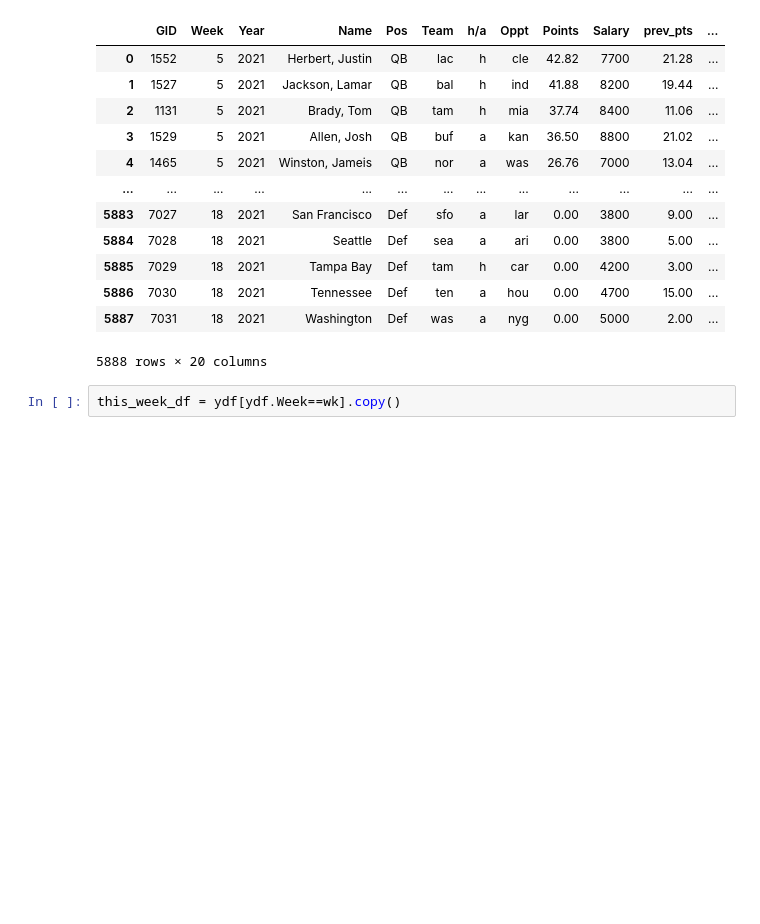
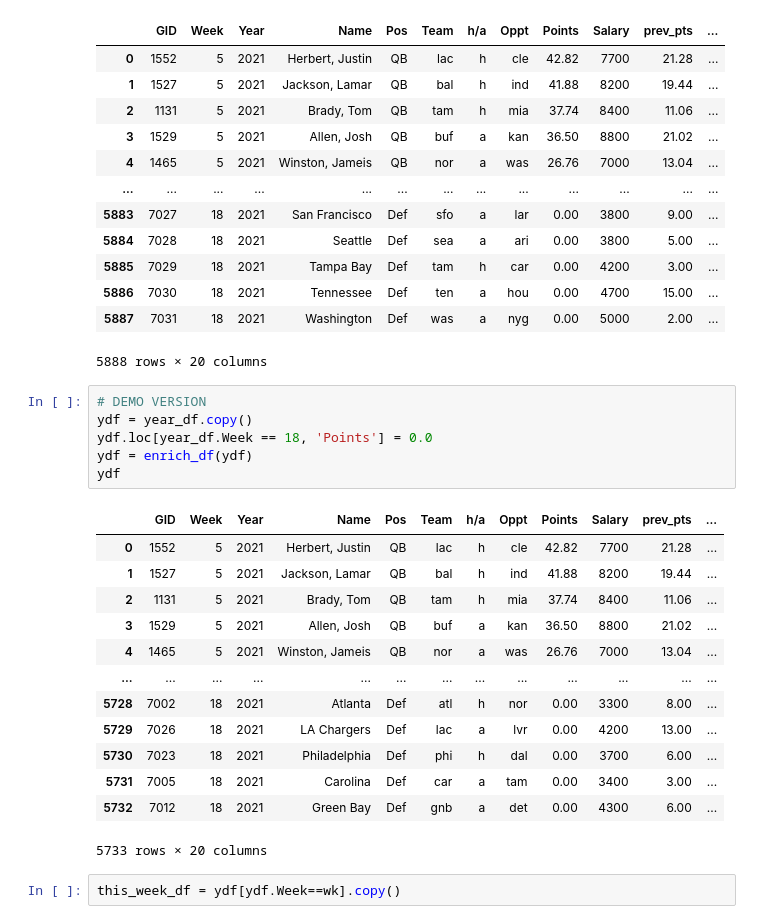
Before and after one commit to ahs8w/model_football, a Jupyter notebook: FF21_Scoring_Projections.ipynb, the cells around one changed output. Cells and saved outputs as stored; diff of their text form; blank space fills up the shorter version.

```diff
--- a/FF21_Scoring_Projections.ipynb
+++ b/FF21_Scoring_Projections.ipynb
@@ -532,6 +579,26 @@ ydf
 | 5886 | 7030 | 18 | 2021 | Tennessee | Def | ten | a | hou | 0.00 | 4700 | 15.00 | ... |
 | 5887 | 7031 | 18 | 2021 | Washington | Def | was | a | nyg | 0.00 | 5000 | 2.00 | ... |
 5888 rows × 20 columns
+# %%
+# DEMO VERSION
+ydf = year_df.copy()
+ydf.loc[year_df.Week == 18, 'Points'] = 0.0
+ydf = enrich_df(ydf)
+ydf
+# %% [output]
+|  | GID | Week | Year | Name | Pos | Team | h/a | Oppt | Points | Salary | prev_pts | ... |
+| 0 | 1552 | 5 | 2021 | Herbert, Justin | QB | lac | h | cle | 42.82 | 7700 | 21.28 | ... |
+| 1 | 1527 | 5 | 2021 | Jackson, Lamar | QB | bal | h | ind | 41.88 | 8200 | 19.44 | ... |
+| 2 | 1131 | 5 | 2021 | Brady, Tom | QB | tam | h | mia | 37.74 | 8400 | 11.06 | ... |
+| 3 | 1529 | 5 | 2021 | Allen, Josh | QB | buf | a | kan | 36.50 | 8800 | 21.02 | ... |
+| 4 | 1465 | 5 | 2021 | Winston, Jameis | QB | nor | a | was | 26.76 | 7000 | 13.04 | ... |
+| ... | ... | ... | ... | ... | ... | ... | ... | ... | ... | ... | ... | ... |
+| 5728 | 7002 | 18 | 2021 | Atlanta | Def | atl | h | nor | 0.00 | 3300 | 8.00 | ... |
+| 5729 | 7026 | 18 | 2021 | LA Chargers | Def | lac | a | lvr | 0.00 | 4200 | 13.00 | ... |
+| 5730 | 7023 | 18 | 2021 | Philadelphia | Def | phi | h | dal | 0.00 | 3700 | 6.00 | ... |
+| 5731 | 7005 | 18 | 2021 | Carolina | Def | car | a | tam | 0.00 | 3400 | 3.00 | ... |
+| 5732 | 7012 | 18 | 2021 | Green Bay | Def | gnb | a | det | 0.00 | 4300 | 6.00 | ... |
+5733 rows × 20 columns
 # %%
 this_week_df = ydf[ydf.Week==wk].copy()
 # %% [markdown]
```
Also changed, not shown: parts of 25 cells of this notebook, 5 other files.
